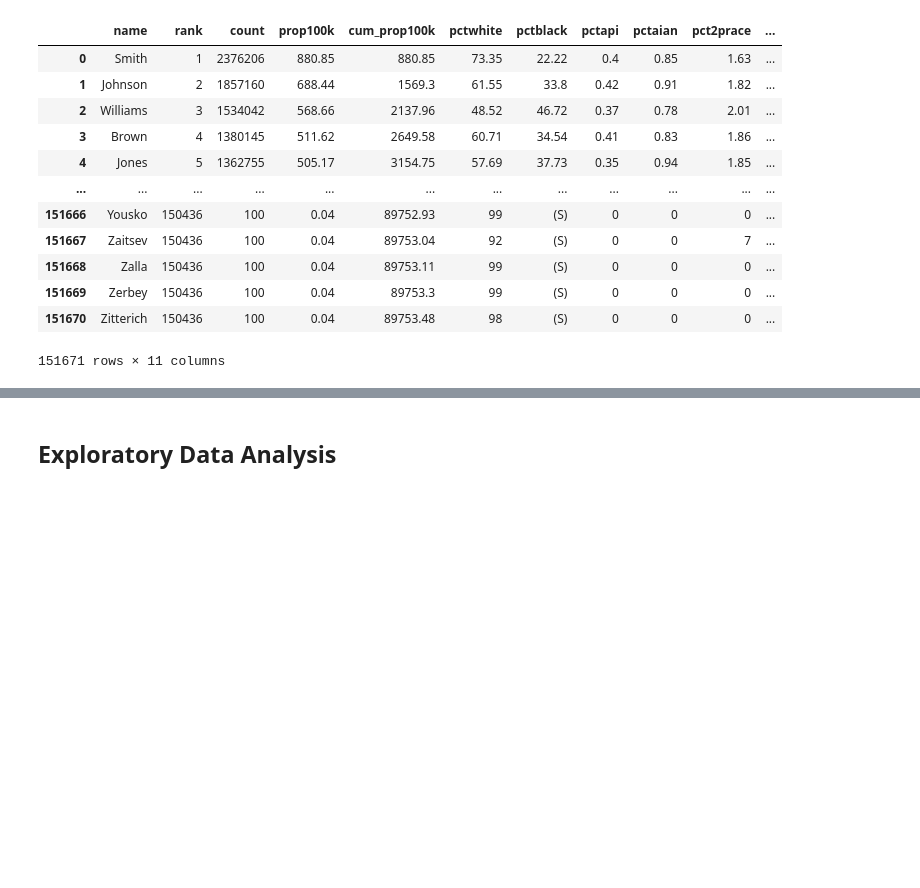
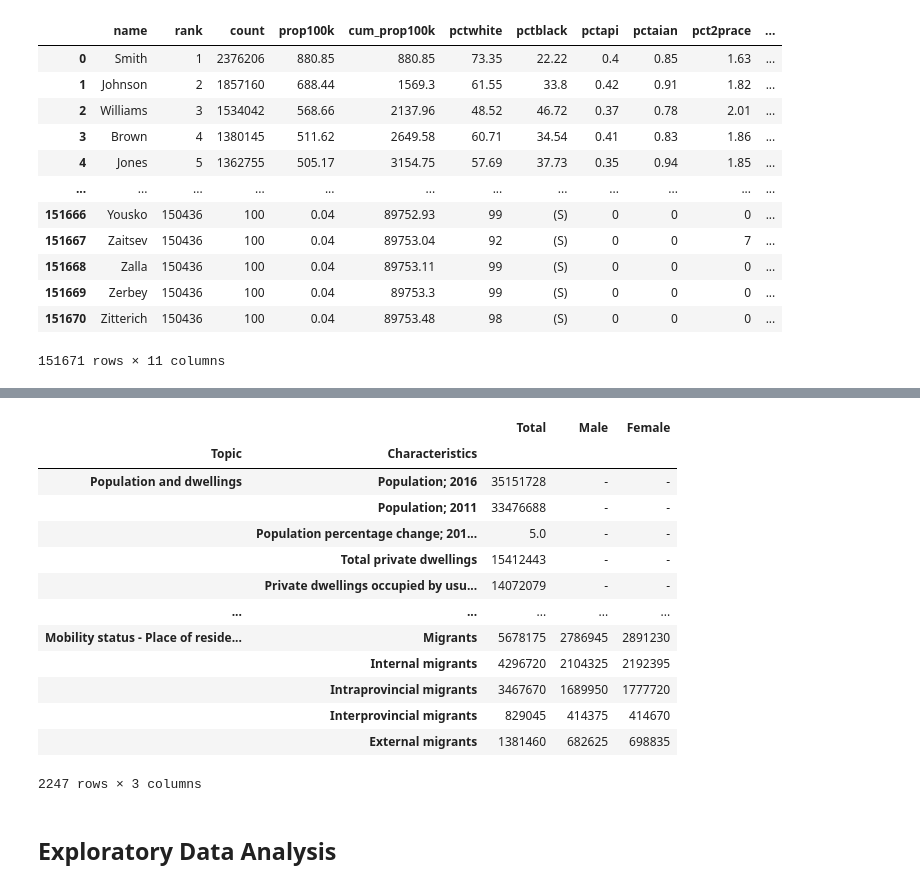
Before and after one commit to sunshinesquad/sunshine-report, a Jupyter notebook: Sunshine List.ipynb, the cells around one changed output, grey strips where cells are left out. Saved outputs shown, nothing was run; the diff lists cells and outputs as text; code cells hidden in the pictures; blank space fills up the shorter version.

```diff
--- a/Sunshine List.ipynb
+++ b/Sunshine List.ipynb
@@ -176 +278,10 @@ df_mcnd
+# %%
+def create_census(df_old, range_list):
+    df = df_old.iloc[:, range_list]
+    df.columns = df.iloc[0]
+    df = df[2:].reset_index(drop=True)
+    df.drop(columns=['Note', 'Flag_Total', 'Flag_Male', 'Flag_Female'], inplace=True)
+    df = df.set_index(['Topic', 'Characteristics'])
+
+    return df
 # %%
@@ -196,3 +309,25 @@ Ha ha, what?
+# %%
+col_count = list(range(3)) + list(range(9,len(df_census.columns)))
+
+# then country
+df_census_ca = create_census(df_census, col_count)
+
+df_census_ca
+# %% [output]
+|  |  | Total | Male | Female |
+| Topic | Characteristics |  |  |  |
+| Population and dwellings | Population; 2016 | 35151728 | - | - |
+|  | Population; 2011 | 33476688 | - | - |
+|  | Population percentage change; 201... | 5.0 | - | - |
+|  | Total private dwellings | 15412443 | - | - |
+|  | Private dwellings occupied by usu... | 14072079 | - | - |
+| ... | ... | ... | ... | ... |
+| Mobility status - Place of reside... | Migrants | 5678175 | 2786945 | 2891230 |
+|  | Internal migrants | 4296720 | 2104325 | 2192395 |
+|  | Intraprovincial migrants | 3467670 | 1689950 | 1777720 |
+|  | Interprovincial migrants | 829045 | 414375 | 414670 |
+|  | External migrants | 1381460 | 682625 | 698835 |
+2247 rows × 3 columns
 # %% [markdown]
 ## Exploratory Data Analysis
 # %% [markdown]
```
Also changed, not shown: parts of 13 cells of this notebook.
